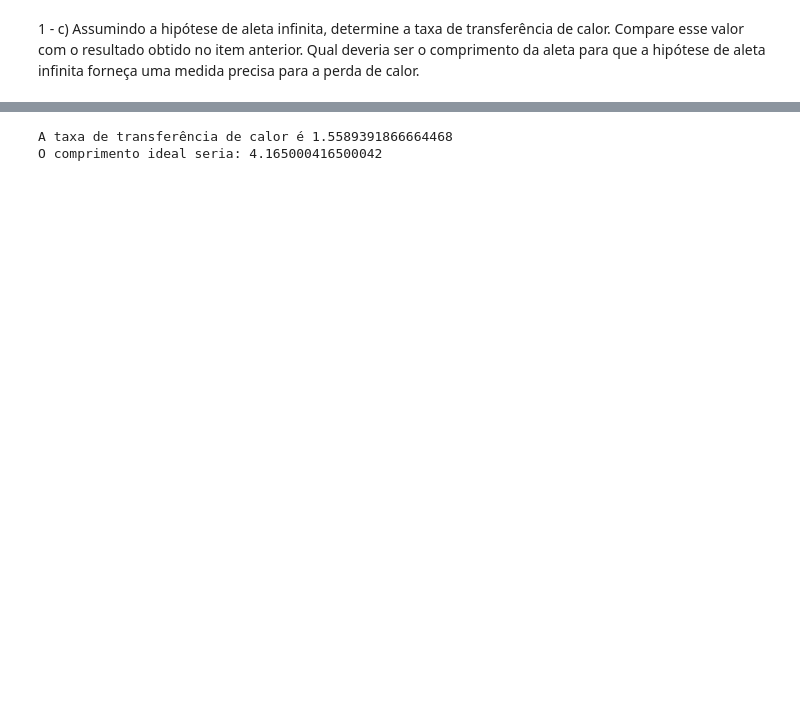
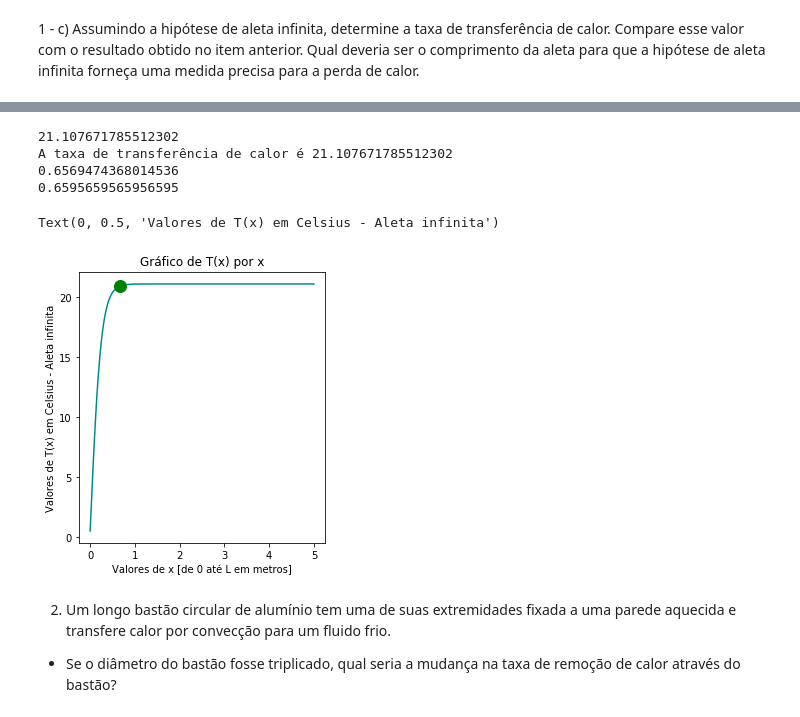
Before and after one commit to Lihsayuri/TransCal_APS1, a Jupyter notebook: APS1.ipynb, the cells around one changed output, grey strips where cells are left out. Saved outputs shown, nothing was run; the diff lists cells and outputs as text; code cells hidden in the pictures; blank space fills up the shorter version.

```diff
--- a/APS1.ipynb
+++ b/APS1.ipynb
@@ -100,21 +85,48 @@ Text(0, 0.5, 'Valores de T(x) em Celsius - Aleta infinita')
-# %%
-M = sqrt(h*P*k*Atr*(Ts- Tinf))
-taxa_transf_calor_aleta_inf = M
-
-print(f'A taxa de transferência de calor é {taxa_transf_calor_aleta_inf}')
-
-lista_x_comp = np.linspace(0,5000, 10000000)
-
-
-x_ideal = 0
-for L in lista_x_comp:
-    qa_ideal = M*((np.sinh(m*L) + (h/m*k)*cosh(m*L))/(cosh(m*L) + (h/m*k)*np.sinh(m*L)))
-
-    if qa_ideal == taxa_transf_calor_aleta_inf:
-        x_ideal = L
-        break
-
-print(f'O comprimento ideal seria: {x_ideal}')
-# %% [output]
-A taxa de transferência de calor é 1.5589391866664468
-O comprimento ideal seria: 4.165000416500042
+# %%
+h = 15 # W/(m^2*K) 5 15
+k = 154.808 # W/(m*K) 190 154.08
+
+M2 = (Ts- Tinf)*sqrt(h*P*k*Atr)
+print(M2)
+taxa_transf_calor_aleta_inf = M2
+
+d= 2.64/m
+print(f'A taxa de transferência de calor é {taxa_transf_calor_aleta_inf}')
+print(d)
+lista_x_comp = np.linspace(0,5, 10000)
+x_ideal = 0
+qa_ideais = []
+qa_ideal_graf = 0
+nao_encontrou = 1
+for l in lista_x_comp:
+    num = M*(sinh(m*l) + (h/(m*k))*cosh(m*l))
+    den = (cosh(m*l) + (h/(m*k))*sinh(m*l))
+    qa_ideal = num/den
+    qa_ideais.append(qa_ideal)
+    if nao_encontrou and abs(qa_ideal - M) <= 0.2:
+        x_ideal = l
+        qa_ideal_graf = qa_ideal
+        nao_encontrou = 0
+
+
+print(x_ideal)
+plt.figure(figsize=(15,5))
+plt.subplot(1,3,1)
+plt.plot(lista_x_comp, qa_ideais, color="darkcyan")
+plt.plot(x_ideal, qa_ideal_graf, 'go--', linewidth=2, markersize=12)
+plt.title("Gráfico de T(x) por x")
+plt.xlabel("Valores de x [de 0 até L em metros]")
+plt.ylabel("Valores de T(x) em Celsius - Aleta infinita")
+# print(f'O comprimento ideal seria: {x_ideal}')
+# %% [output]
+21.107671785512302
+A taxa de transferência de calor é 21.107671785512302
+0.6569474368014536
+0.6595659565956595
+Text(0, 0.5, 'Valores de T(x) em Celsius - Aleta infinita')
+[figure, added]
+# %% [markdown]
+2) Um longo bastão circular de alumínio tem uma de suas extremidades fixada a uma parede
+aquecida e transfere calor por convecção para um fluido frio.
+
+* Se o diâmetro do bastão fosse triplicado, qual seria a mudança na taxa de remoção de calor através do bastão?
```
Also changed, not shown: parts of 8 cells of this notebook, 1 other file.
